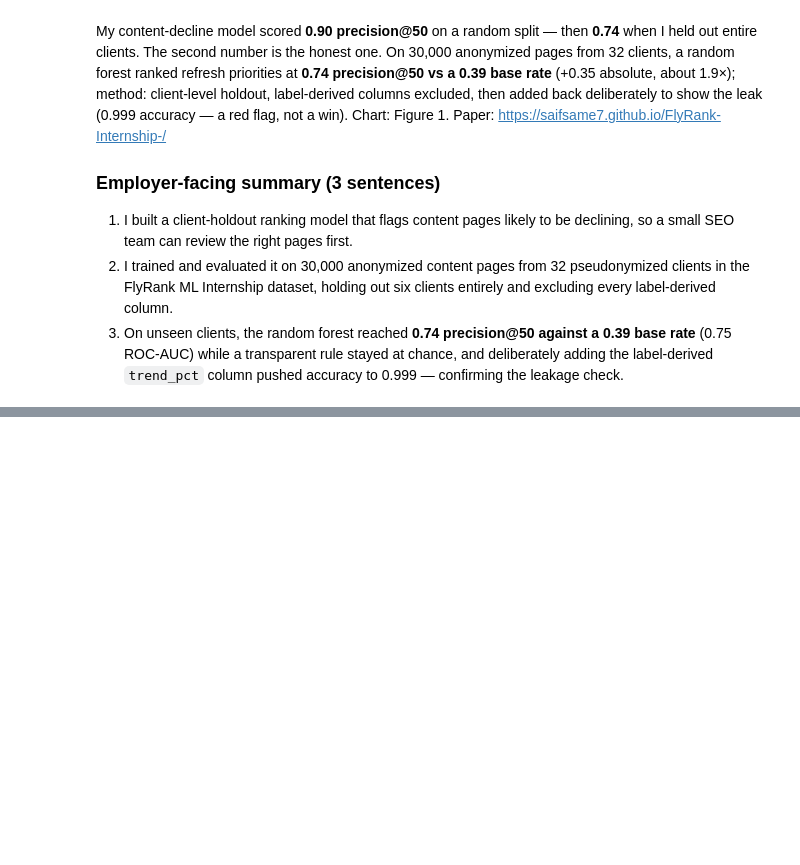
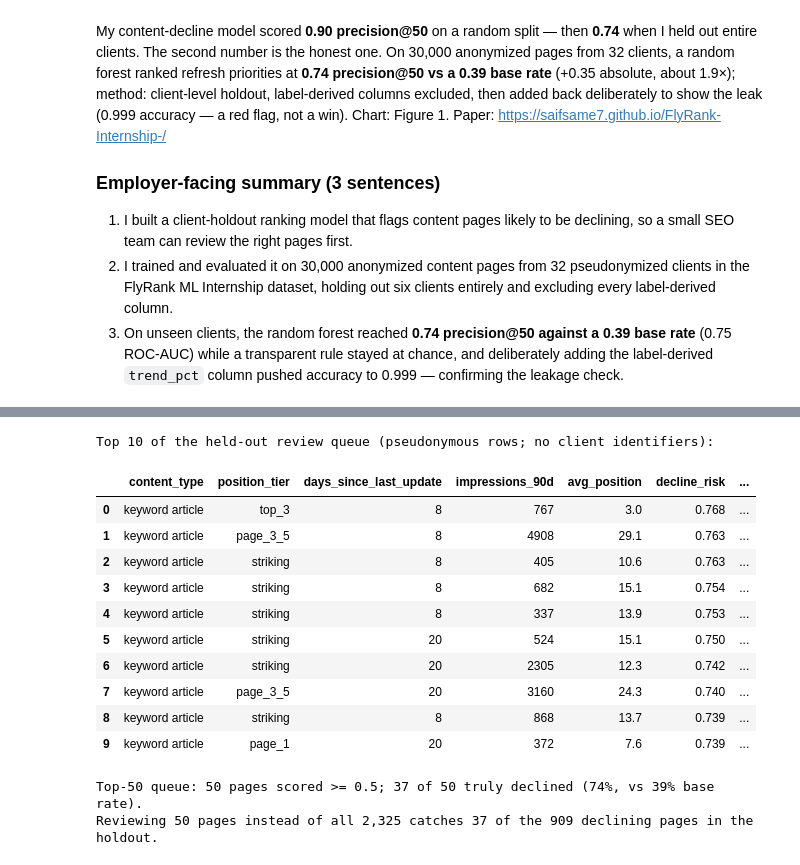
Before and after one commit to saifsame7/FlyRank-Internship-, a Jupyter notebook: work/notebooks/capstone.ipynb, the cells around one changed output, grey strips where cells are left out. Cells and saved outputs as stored; diff of their text form; code cells hidden in the pictures; blank space fills up the shorter version.

```diff
--- a/work/notebooks/capstone.ipynb
+++ b/work/notebooks/capstone.ipynb
@@ -46,0 +418,45 @@ My content-decline model scored **0.90 precision@50** on a random split — then
+# %%
+queue = df.iloc[test_idx].copy()
+queue["decline_risk"] = rf_after.predict_proba(X.iloc[test_idx])[:, 1]
+queue = queue.sort_values("decline_risk", ascending=False).reset_index(drop=True)
+queue["first_action"] = np.where(
+    queue["days_since_last_update"] >= 90, "Refresh + update", "Review / rewrite"
+)
+
+cols = [
+    "content_type",
+    "position_tier",
+    "days_since_last_update",
+    "impressions_90d",
+    "avg_position",
+    "decline_risk",
+    "first_action",
+]
+print("Top 10 of the held-out review queue (pseudonymous rows; no client identifiers):")
+display(queue[cols].head(10).round({"impressions_90d": 0, "avg_position": 2, "decline_risk": 3}))
+
+top50 = queue.head(50)
+print(
+    f"\nTop-50 queue: {int((top50['decline_risk'] >= 0.5).sum())} pages scored >= 0.5; "
+    f"{int(top50['is_declining_label'].sum())} of 50 truly declined "
+    f"({top50['is_declining_label'].mean():.0%}, vs {y.iloc[test_idx].mean():.0%} base rate)."
+)
+print(
+    f"Reviewing 50 pages instead of all {len(queue):,} catches "
+    f"{int(top50['is_declining_label'].sum())} of the {int(y.iloc[test_idx].sum()):,} declining pages in the holdout."
+)
+# %% [output]
+Top 10 of the held-out review queue (pseudonymous rows; no client identifiers):
+|  | content_type | position_tier | days_since_last_update | impressions_90d | avg_position | decline_risk | ... |
+| 0 | keyword article | top_3 | 8 | 767 | 3.0 | 0.768 | ... |
+| 1 | keyword article | page_3_5 | 8 | 4908 | 29.1 | 0.763 | ... |
+| 2 | keyword article | striking | 8 | 405 | 10.6 | 0.763 | ... |
+| 3 | keyword article | striking | 8 | 682 | 15.1 | 0.754 | ... |
+| 4 | keyword article | striking | 8 | 337 | 13.9 | 0.753 | ... |
+| 5 | keyword article | striking | 20 | 524 | 15.1 | 0.750 | ... |
+| 6 | keyword article | striking | 20 | 2305 | 12.3 | 0.742 | ... |
+| 7 | keyword article | page_3_5 | 20 | 3160 | 24.3 | 0.740 | ... |
+| 8 | keyword article | striking | 8 | 868 | 13.7 | 0.739 | ... |
+| 9 | keyword article | page_1 | 20 | 372 | 7.6 | 0.739 | ... |
+Top-50 queue: 50 pages scored >= 0.5; 37 of 50 truly declined (74%, vs 39% base rate).
+Reviewing 50 pages instead of all 2,325 catches 37 of the 909 declining pages in the holdout.
```
Also changed, not shown: parts of 23 cells of this notebook.
